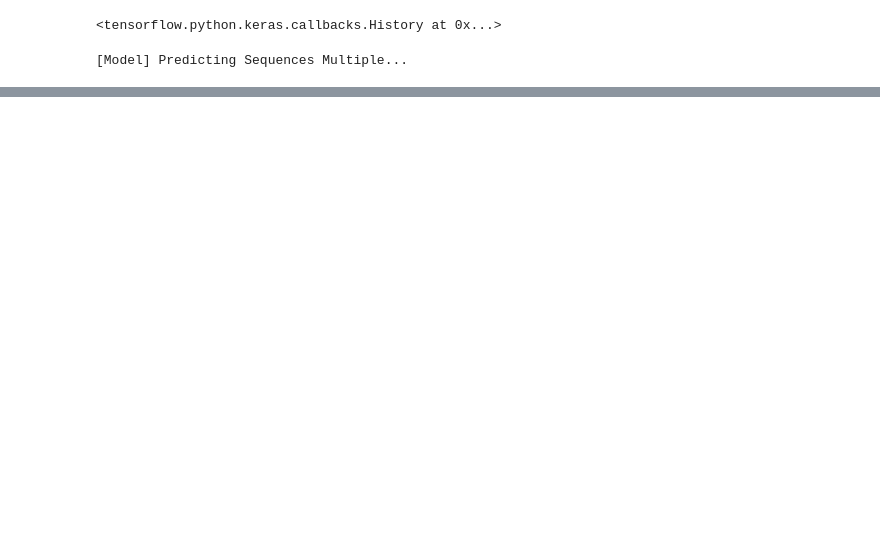
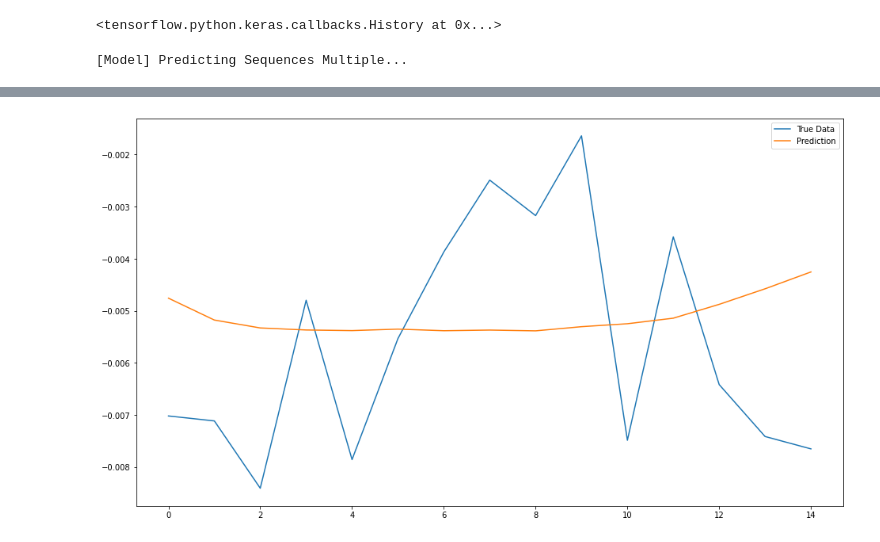
Before and after one commit to ramtiin/Attention-Based-LSTM-Network-for-Predicting-Times-Series, a Jupyter notebook: LSTM_with_Attention.ipynb, the cells around one changed output, grey strips where cells are left out. Drawn from its saved outputs; the diff is of its cells as text; code cells hidden in the pictures; blank space fills up the shorter version.

```diff
--- a/LSTM_with_Attention.ipynb
+++ b/LSTM_with_Attention.ipynb
@@ -166,0 +173,13 @@ plot_results_multiple(predictions, y_test,15)
+# %%
+plt.rcParams["figure.figsize"] = [16,9]
+fig = plt.figure(facecolor='white')
+ax = fig.add_subplot(111)
+ax.plot(y_test[-15:], label='True Data')
+	# Pad the list of predictions to shift it in the graph to it's correct start
+for i, data in enumerate(predicted_data):
+        padding = [None for p in range(i * 15)]
+        plt.plot(padding + data, label='Prediction')
+        plt.legend()
+plt.show()
+# %% [output]
+[figure, added]
```
Also changed, not shown: parts of 11 cells of this notebook.
